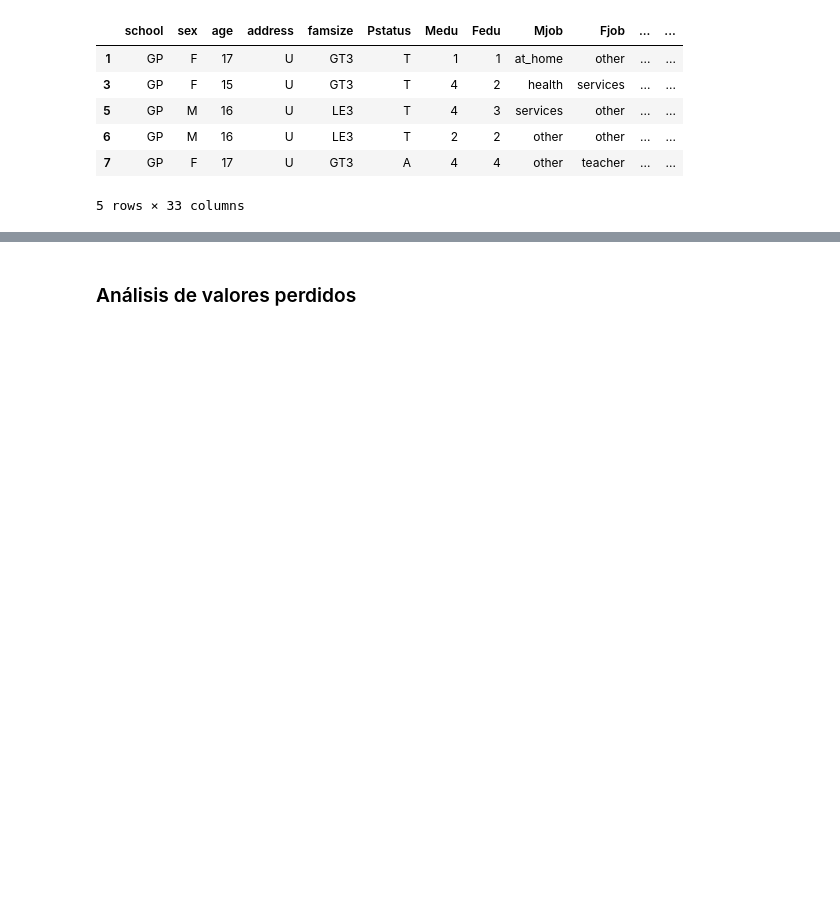
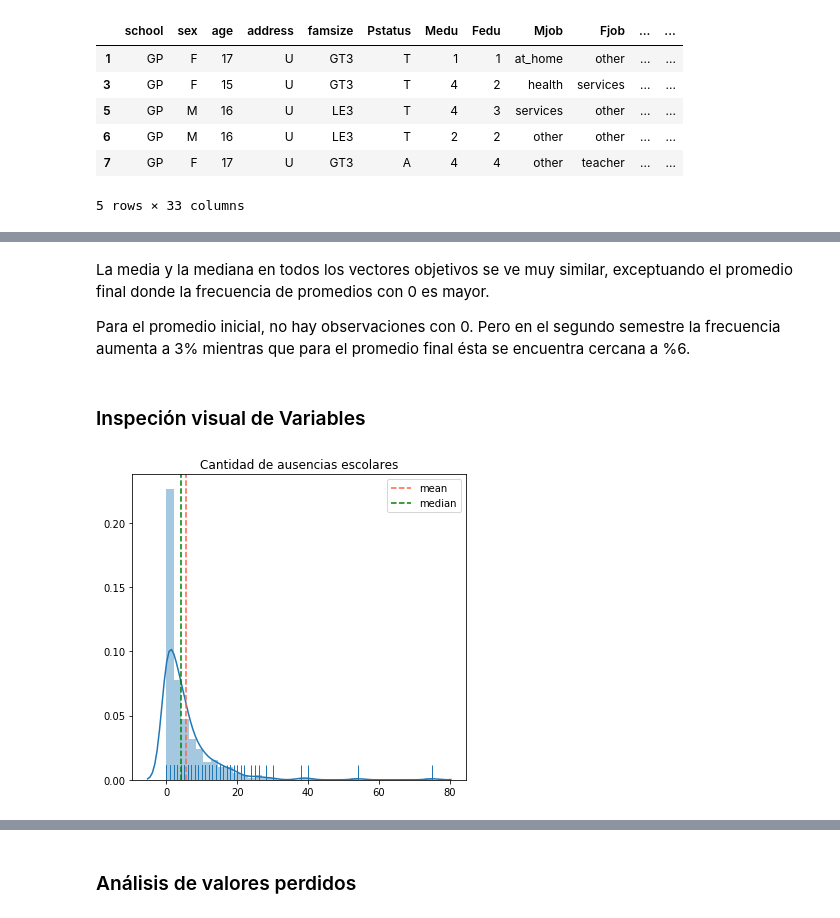
Before and after one commit to muZk/desafio-latam-ds-python, a Jupyter notebook: 02 - Fundamentos Data Science/prueba/Rendimiento escolar.ipynb, the cells around one changed output, grey strips where cells are left out. Saved outputs shown, nothing was run; the diff lists cells and outputs as text; code cells hidden in the pictures; blank space fills up the shorter version.

Commit message:
desafio 2 on toda la descripcion, TODO: correlaciones

```diff
--- a/02 - Fundamentos Data Science/prueba/Rendimiento escolar.ipynb
+++ b/02 - Fundamentos Data Science/prueba/Rendimiento escolar.ipynb
@@ -265,0 +272,10 @@ data.head(5)
+# %% [markdown]
+La media y la mediana en todos los vectores objetivos se ve muy similar, exceptuando el promedio final donde la frecuencia de promedios con 0 es mayor.
+
+Para el promedio inicial, no hay observaciones con 0. Pero en el segundo semestre la frecuencia aumenta a 3% mientras que para el promedio final ésta se encuentra cercana a %6.
+# %% [markdown]
+### Inspeción visual de Variables
+# %%
+nicos.plot_columns_behaviour(data[['absences']], kind='numeric')
+# %% [output]
+[figure, added]
```
Also changed, not shown: parts of 28 cells of this notebook, 1 other file.
